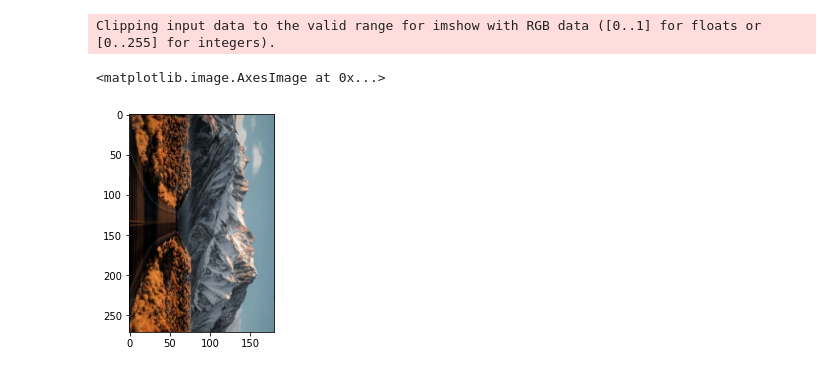
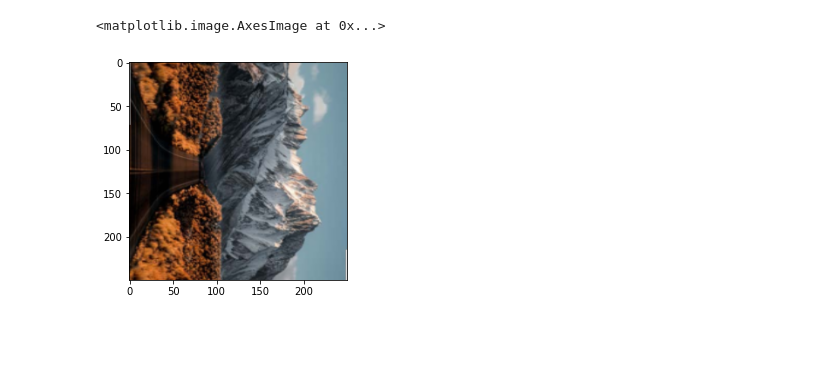
Before and after one commit to LorenzoMauri/Advanced-Machine-Learning, a Jupyter notebook: AML.ipynb, the cells around one changed output. Drawn from its saved outputs; the diff is of its cells as text; code cells hidden in the pictures; blank space fills up the shorter version.

```diff
--- a/AML.ipynb
+++ b/AML.ipynb
@@ -60,8 +102,7 @@ Clipping input data to the valid range for imshow with RGB data ([0..1] for floa
 <matplotlib.image.AxesImage at 0x...>
 [figure]
-# %%
-plt.imshow(np.load('/content/training/rotated_270/landscape.PNG.npy'))
-# %% [output]
-Clipping input data to the valid range for imshow with RGB data ([0..1] for floats or [0..255] for integers).
-<matplotlib.image.AxesImage at 0x...>
-[figure, removed]
+# %%
+plt.imshow(reshape(im270,(250,250)))
+# %% [output]
+<matplotlib.image.AxesImage at 0x...>
+[figure, added]
```
Also changed, not shown: parts of 18 cells of this notebook.
